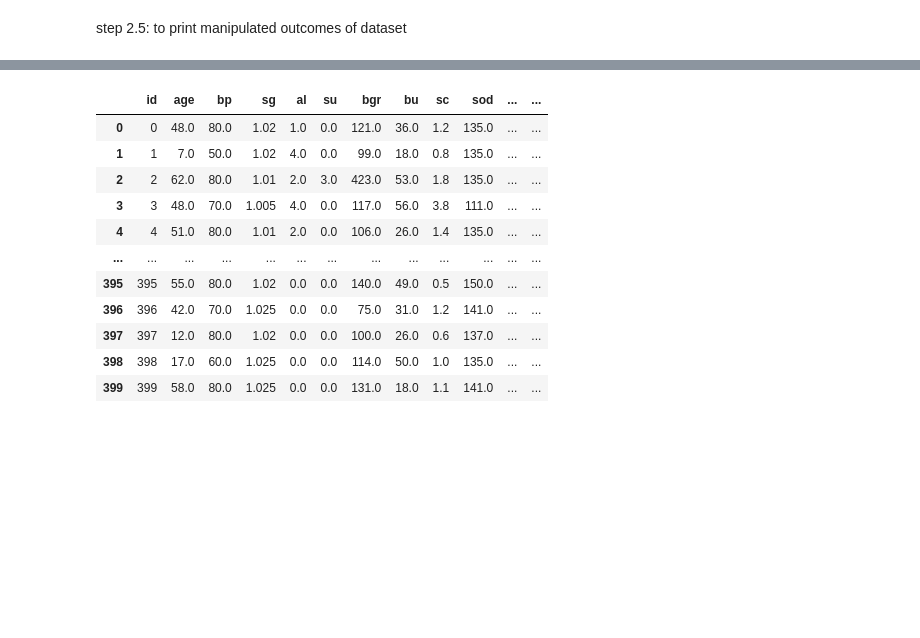
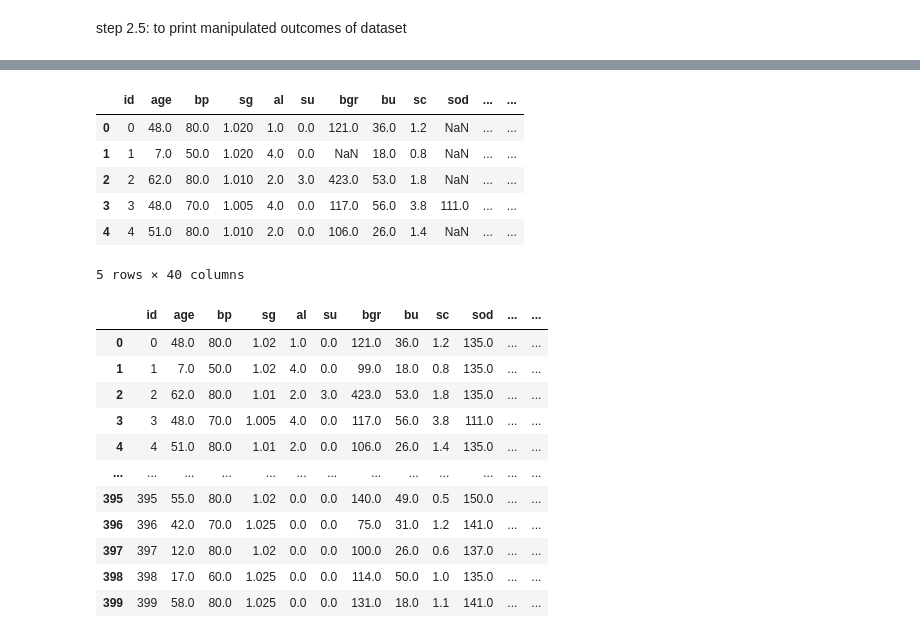
Before and after one commit to Sudeeksha29/Chronic_Kidney_Disease, a Jupyter notebook: Project_kidney.ipynb, the cells around one changed output, grey strips where cells are left out. Drawn from its saved outputs; the diff is of its cells as text; code cells hidden in the pictures; blank space fills up the shorter version.

```diff
--- a/Project_kidney.ipynb
+++ b/Project_kidney.ipynb
@@ -17,6 +17,4 @@ step 1.1: read dataset from drive
 # %% [markdown]
 step 1.2 :copy path of dataset
 # %%
-
-data=pd.read_csv('/content/drive/MyDrive/kidney_disease.csv')
-data
+data = pd.read_csv('kidney_disease.csv')
@@ -110,11 +94,34 @@ data.describe()
 # %%
 import pandas as pd
 from sklearn.preprocessing import OneHotEncoder
+
 categorical_cols = ['rbc','pc','pcc','ba','htn','dm','cad','appet','pe','ane']
-encoder = OneHotEncoder(sparse=False, drop='first')  # 'drop' parameter removes one of the one-hot encoded columns to avoid multicollinearity
-encoded_cols = pd.DataFrame(encoder.fit_transform(data[categorical_cols]), columns=encoder.get_feature_names_out(categorical_cols))
+
+# Use sparse_output instead of sparse
+encoder = OneHotEncoder(sparse_output=False, drop='first')  # drop='first' avoids multicollinearity
+
+# Fit and transform the categorical columns
+encoded_cols = pd.DataFrame(
+    encoder.fit_transform(data[categorical_cols]),
+    columns=encoder.get_feature_names_out(categorical_cols)
+)
+
+# Concatenate the encoded columns with original data
 data = pd.concat([data, encoded_cols], axis=1)
+
+# Drop the original categorical columns
 data.drop(categorical_cols, axis=1, inplace=True)
+
+# Check the result
+data.head()
+# %% [output]
+|  | id | age | bp | sg | al | su | bgr | bu | sc | sod | ... | ... |
+| 0 | 0 | 48.0 | 80.0 | 1.020 | 1.0 | 0.0 | 121.0 | 36.0 | 1.2 | NaN | ... | ... |
+| 1 | 1 | 7.0 | 50.0 | 1.020 | 4.0 | 0.0 | NaN | 18.0 | 0.8 | NaN | ... | ... |
+| 2 | 2 | 62.0 | 80.0 | 1.010 | 2.0 | 3.0 | 423.0 | 53.0 | 1.8 | NaN | ... | ... |
+| 3 | 3 | 48.0 | 70.0 | 1.005 | 4.0 | 0.0 | 117.0 | 56.0 | 3.8 | 111.0 | ... | ... |
+| 4 | 4 | 51.0 | 80.0 | 1.010 | 2.0 | 0.0 | 106.0 | 26.0 | 1.4 | NaN | ... | ... |
+5 rows × 40 columns
 # %%
 from sklearn.impute import SimpleImputer
 
```
Also changed, not shown: parts of 6 cells of this notebook.
